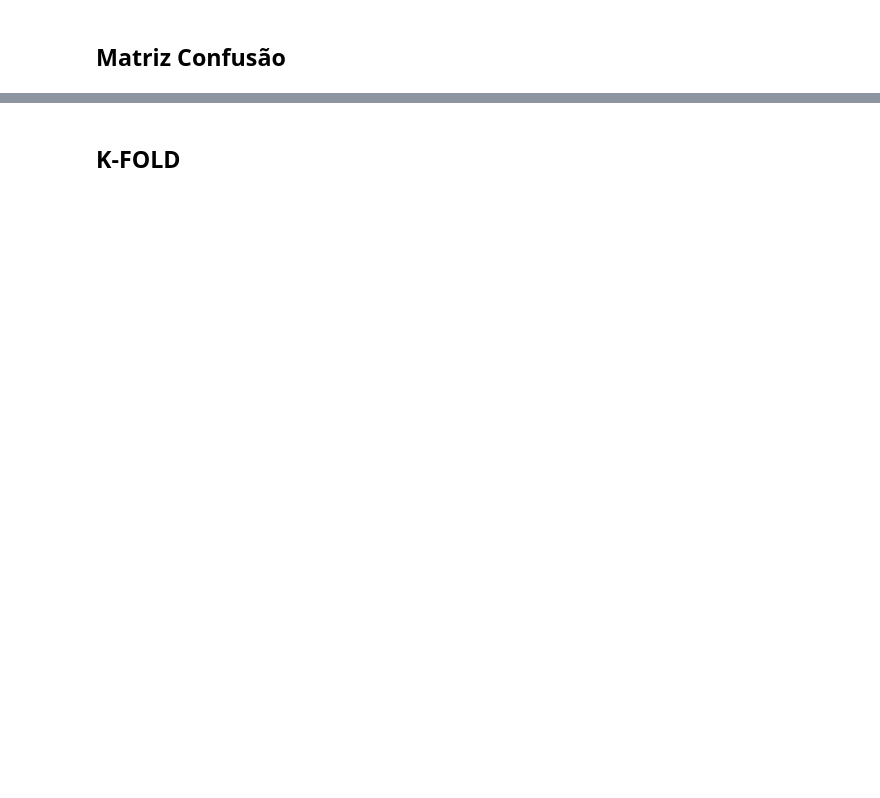
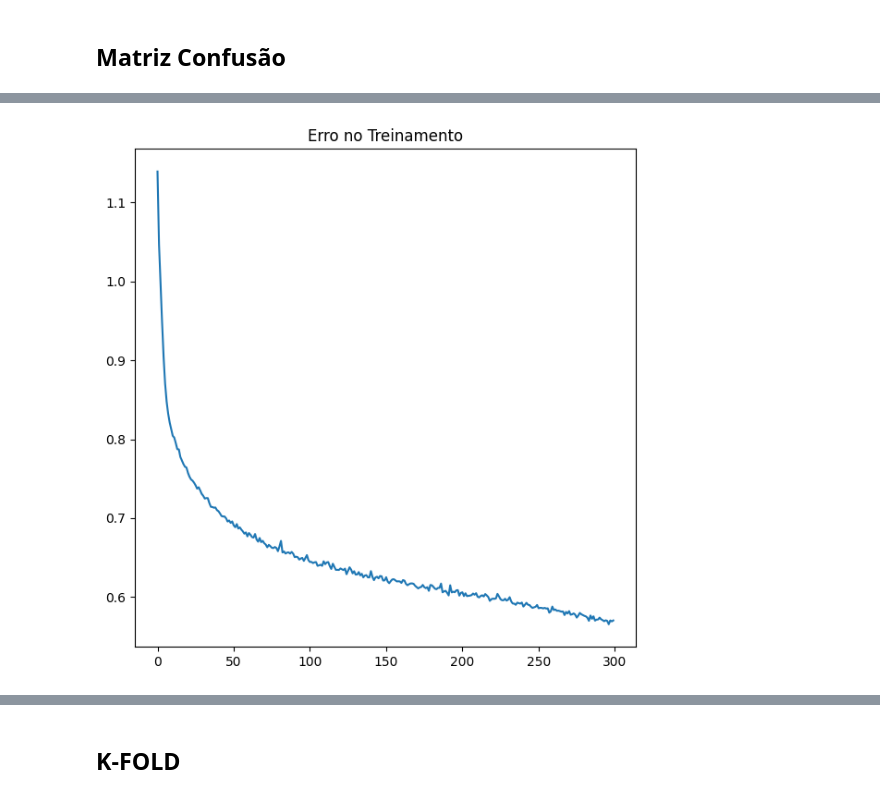
Before and after one commit to jo-alves01/rna-aa3, a Jupyter notebook: rna_mhr-carlos.ipynb, the cells around one changed output, grey strips where cells are left out. Cells and saved outputs as stored; diff of their text form; code cells hidden in the pictures; blank space fills up the shorter version.

```diff
--- a/rna_mhr-carlos.ipynb
+++ b/rna_mhr-carlos.ipynb
@@ -420,0 +430,4 @@ print('Revocação para MLP3: ', recall_score(y_test, test_predictions3,average=
+# %%
+loss_graph(adam_02.loss_curve_)
+# %% [output]
+[figure, added]
```
Also changed, not shown: parts of 36 cells of this notebook.
